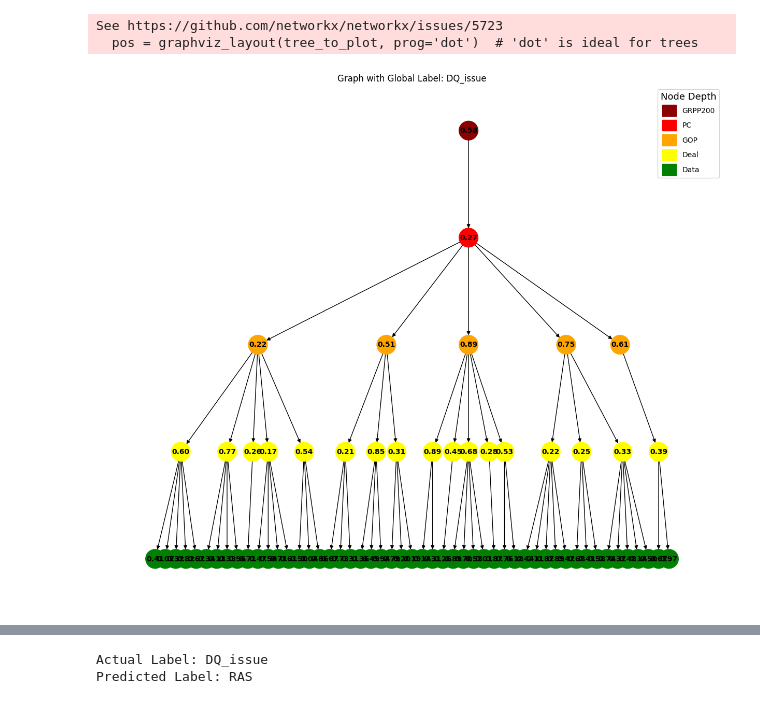
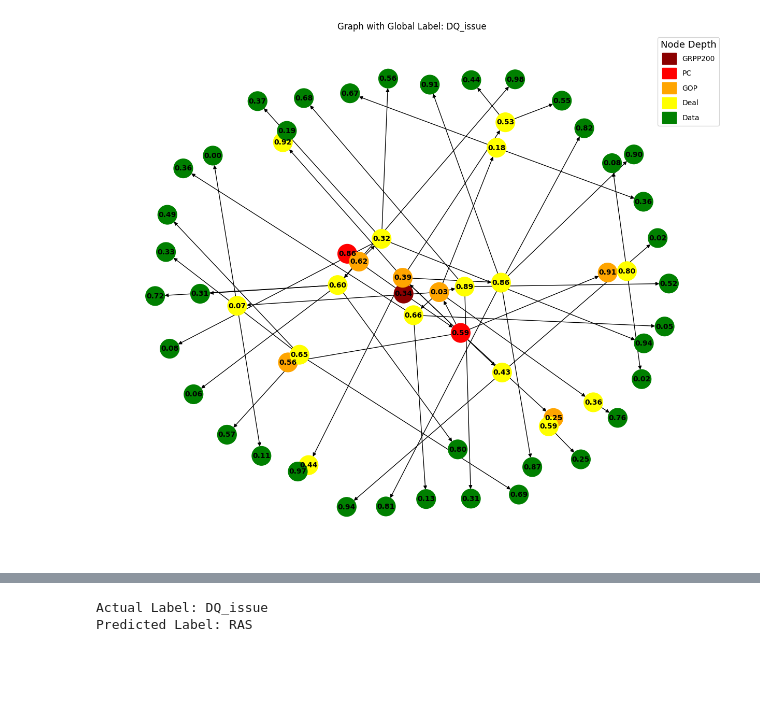
Before and after one commit to malayaan/GNN, a Jupyter notebook: basic.Ipynb, the cells around one changed output, grey strips where cells are left out. Saved outputs shown, nothing was run; the diff lists cells and outputs as text; code cells hidden in the pictures; blank space fills up the shorter version.

```diff
--- a/basic.Ipynb
+++ b/basic.Ipynb
@@ -38,37 +38,34 @@ for _ in range(num_graphs):
 # %%
 import matplotlib.pyplot as plt
 import matplotlib.patches as mpatches
 import networkx as nx
-from networkx.drawing.nx_pydot import graphviz_layout
 
 # Select the first graph for visualization
 tree_to_plot = graph_data_with_graph_labels[1][0]  # Using the second graph in the list
 
 # Calculate colors based on node depth
 depth_color = {0: 'darkred', 1: 'red', 2: 'orange', 3: 'yellow', 4: 'green'}
 depth_labels = {0: 'GRPP200', 1: 'PC', 2: 'GOP', 3: 'Deal', 4: 'Data'}
 
 # Round floating values and store in a dictionary for display
 labels = {node: f"{tree_to_plot.nodes[node]['value']:.2f}" for node in tree_to_plot.nodes()}
 node_colors = [depth_color[tree_to_plot.nodes[node]['depth'] % 5] for node in tree_to_plot.nodes()]
 
-# Use graphviz_layout with pydot for tree-like graph layout
-pos = graphviz_layout(tree_to_plot, prog='dot')  # 'dot' is ideal for trees
+# Use spring_layout for a more generic graph layout
+pos = nx.spring_layout(tree_to_plot)  # This layout is better for non-tree graphs
 
 # Draw the graph
 plt.figure(figsize=(12, 10))  # Increase figure size for better visibility
 nx.draw(tree_to_plot, pos, labels=labels, with_labels=True, node_size=700, node_color=node_colors, font_size=10, font_weight='bold')
 
 # Create a legend for the depth colors with specific labels
 legend_handles = [mpatches.Patch(color=color, label=f'{depth_labels[i]}') for i, color in depth_color.items()]
 plt.legend(handles=legend_handles, title="Node Depth", title_fontsize='13', handlelength=2, handleheight=2)
 
 plt.title(f"Graph with Global Label: {graph_data_with_graph_labels[0][1]}")
 plt.show()
 # %% [output]
-See https://github.com/networkx/networkx/issues/5723
-  pos = graphviz_layout(tree_to_plot, prog='dot')  # 'dot' is ideal for trees
-[figure, old version]
+[figure, new version]
 # %%
 import torch
 from torch_geometric.nn import GCNConv
```
Also changed, not shown: parts of 1 cell of this notebook.
